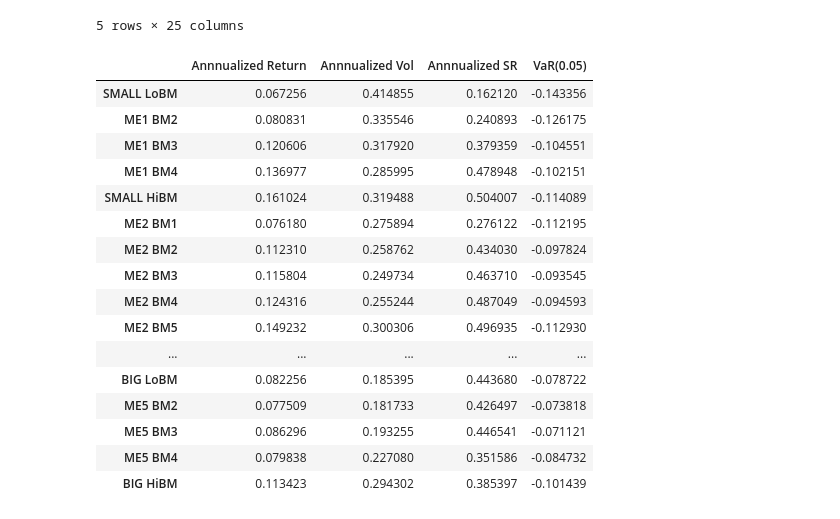
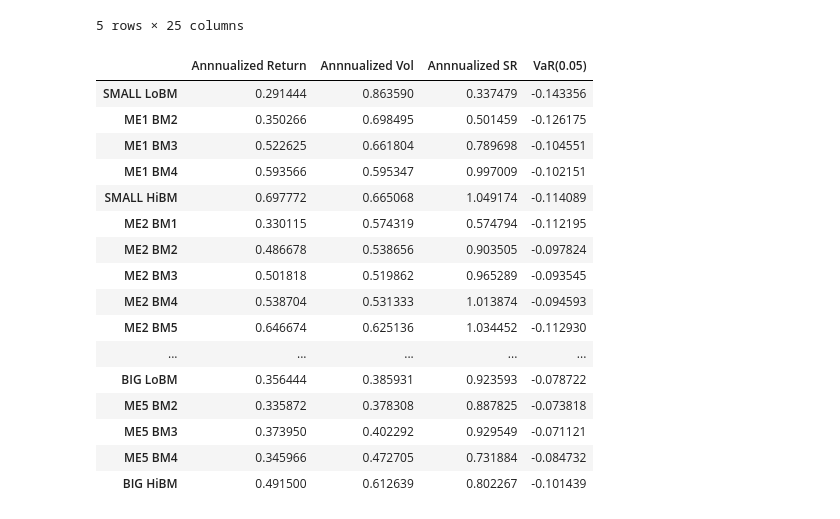
Before and after one commit to ccwhgetgit/finm-portfolio-2024, a Jupyter notebook: homework/hw4.ipynb, the cells around one changed output. Cells and saved outputs as stored; diff of their text form; code cells hidden in the pictures.

```diff
--- a/homework/hw4.ipynb
+++ b/homework/hw4.ipynb
@@ -182,26 +175,26 @@ df.head()
 | 1926-11-30 | 0.052788 | 0.038777 | 0.021523 | -0.047594 | 0.002262 | 0.027933 | -0.026790 | 0.026978 | 0.048446 | 0.024192 | ... |
 5 rows × 25 columns
 # %%
-metrics = portfolio_metrics_basic(df, 0.05, 12)
+metrics = portfolio_metrics_basic(df, 0.05, 52)
 metrics
 # %% [output]
 |  | Annnualized Return | Annnualized Vol | Annnualized SR | VaR(0.05) |
-| SMALL LoBM | 0.067256 | 0.414855 | 0.162120 | -0.143356 |
-| ME1 BM2 | 0.080831 | 0.335546 | 0.240893 | -0.126175 |
-| ME1 BM3 | 0.120606 | 0.317920 | 0.379359 | -0.104551 |
-| ME1 BM4 | 0.136977 | 0.285995 | 0.478948 | -0.102151 |
-| SMALL HiBM | 0.161024 | 0.319488 | 0.504007 | -0.114089 |
-| ME2 BM1 | 0.076180 | 0.275894 | 0.276122 | -0.112195 |
-| ME2 BM2 | 0.112310 | 0.258762 | 0.434030 | -0.097824 |
-| ME2 BM3 | 0.115804 | 0.249734 | 0.463710 | -0.093545 |
-| ME2 BM4 | 0.124316 | 0.255244 | 0.487049 | -0.094593 |
-| ME2 BM5 | 0.149232 | 0.300306 | 0.496935 | -0.112930 |
+| SMALL LoBM | 0.291444 | 0.863590 | 0.337479 | -0.143356 |
+| ME1 BM2 | 0.350266 | 0.698495 | 0.501459 | -0.126175 |
+| ME1 BM3 | 0.522625 | 0.661804 | 0.789698 | -0.104551 |
+| ME1 BM4 | 0.593566 | 0.595347 | 0.997009 | -0.102151 |
+| SMALL HiBM | 0.697772 | 0.665068 | 1.049174 | -0.114089 |
+| ME2 BM1 | 0.330115 | 0.574319 | 0.574794 | -0.112195 |
+| ME2 BM2 | 0.486678 | 0.538656 | 0.903505 | -0.097824 |
+| ME2 BM3 | 0.501818 | 0.519862 | 0.965289 | -0.093545 |
+| ME2 BM4 | 0.538704 | 0.531333 | 1.013874 | -0.094593 |
+| ME2 BM5 | 0.646674 | 0.625136 | 1.034452 | -0.112930 |
 | ... | ... | ... | ... | ... |
-| BIG LoBM | 0.082256 | 0.185395 | 0.443680 | -0.078722 |
-| ME5 BM2 | 0.077509 | 0.181733 | 0.426497 | -0.073818 |
-| ME5 BM3 | 0.086296 | 0.193255 | 0.446541 | -0.071121 |
-| ME5 BM4 | 0.079838 | 0.227080 | 0.351586 | -0.084732 |
-| BIG HiBM | 0.113423 | 0.294302 | 0.385397 | -0.101439 |
+| BIG LoBM | 0.356444 | 0.385931 | 0.923593 | -0.078722 |
+| ME5 BM2 | 0.335872 | 0.378308 | 0.887825 | -0.073818 |
+| ME5 BM3 | 0.373950 | 0.402292 | 0.929549 | -0.071121 |
+| ME5 BM4 | 0.345966 | 0.472705 | 0.731884 | -0.084732 |
+| BIG HiBM | 0.491500 | 0.612639 | 0.802267 | -0.101439 |
 # %%
 plot_corr(metrics[['Annnualized Return', 'Annnualized Vol', 'VaR(0.05)']])
 # %% [output]
```
Also changed, not shown: parts of 23 cells of this notebook, 4 other files.
